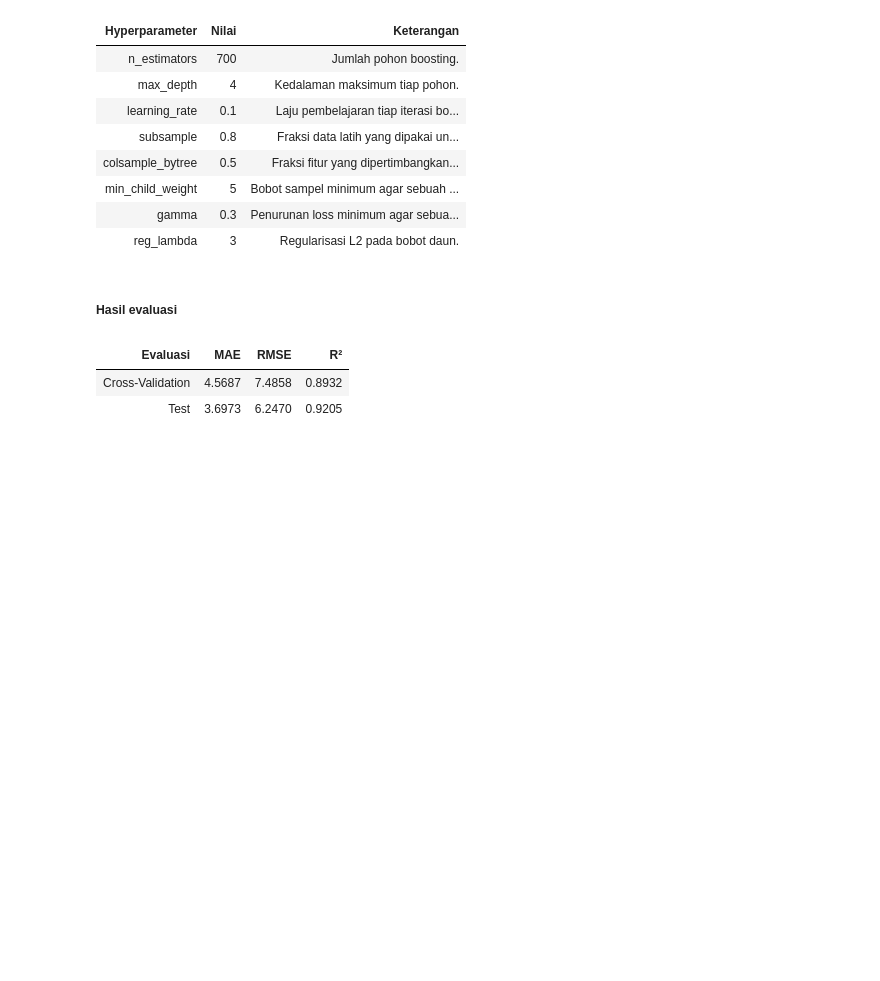
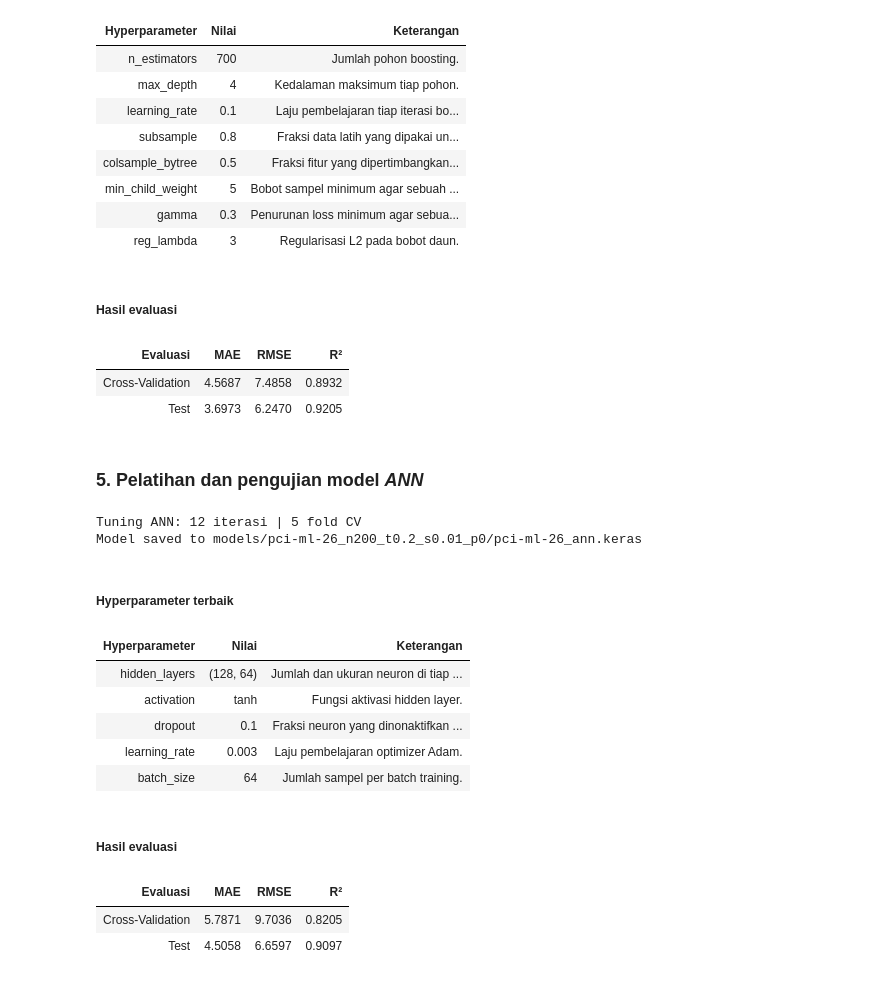
Before and after one commit to naimdoubU/pci-ml, a Jupyter notebook: pci-ml-26.ipynb, the cells around one changed output. Saved outputs shown, nothing was run; the diff lists cells and outputs as text; code cells hidden in the pictures; blank space fills up the shorter version.

```diff
--- a/pci-ml-26.ipynb
+++ b/pci-ml-26.ipynb
@@ -293,3 +293,79 @@ show_xgb_report(xgb_best_params, XGB_SEARCH_SPACE, xgb_cv_score, xgb_test_score)
 | Evaluasi | MAE | RMSE | R² |
 | Cross-Validation | 4.5687 | 7.4858 | 0.8932 |
 | Test | 3.6973 | 6.2470 | 0.9205 |
+# %% [markdown]
+### **5. Pelatihan dan pengujian model *ANN***
+# %%
+# Tuning hyperparameter dan pelatihan model ANN final
+from sklearn.model_selection import ParameterSampler
+
+from pci_ml.model import score_prediction
+from pci_ml.ann import best_ann_candidate, train_ann, save_ann, load_ann, predict_ann, show_ann_report
+
+# Jumlah iterasi dan epoch tuning ANN
+ANN_N_ITER = 12
+ANN_EPOCHS = 100
+ANN_PATIENCE = 10
+
+print(f"Tuning ANN: {ANN_N_ITER} iterasi | {CV_SPLITS} fold CV")
+
+# Hyperparameter tuning untuk model ANN
+ANN_SEARCH_SPACE = {
+    "hidden_layers": [(64,), (128,), (64, 32), (128, 64), (128, 64, 32)],
+    "activation": ["relu", "tanh"],
+    "dropout": [0.0, 0.1, 0.2, 0.3],
+    "learning_rate": [0.0005, 0.001, 0.003],
+    "batch_size": [32, 64],
+}
+ann_candidates = ParameterSampler(ANN_SEARCH_SPACE, n_iter=ANN_N_ITER, random_state=SEED)
+ann_best_mae, ann_best_params, ann_oof = best_ann_candidate(
+    ann_candidates,
+    train_features,
+    train_pci,
+    SEED,
+    CV_FOLDS,
+    epochs=ANN_EPOCHS,
+    patience=ANN_PATIENCE,
+)
+release("ann_candidates")
+
+# Training model dengan hyperparameter terbaik
+tuned_ann = train_ann(
+    ann_best_params,
+    train_features,
+    train_pci,
+    SEED,
+    epochs=ANN_EPOCHS,
+    patience=ANN_PATIENCE,
+)
+
+# Save model ANN
+save_ann(tuned_ann, DATASET, SPLIT_PARAMS)
+release("tuned_ann")
+# %% [output]
+Tuning ANN: 12 iterasi | 5 fold CV
+Model saved to models/pci-ml-26_n200_t0.2_s0.01_p0/pci-ml-26_ann.keras
+# %%
+# Load model ANN
+tuned_ann = load_ann(DATASET, SPLIT_PARAMS)
+
+# k-fold cv score for ANN
+ann_cv_score = score_prediction(train_pci, ann_oof)
+
+# prediksi model terhadap data test
+ann_pci_predict = predict_ann(tuned_ann, test_features)
+ann_test_score = score_prediction(test_pci, ann_pci_predict)
+
+show_ann_report(ann_best_params, ANN_SEARCH_SPACE, ann_cv_score, ann_test_score)
+# %% [output]
+##### **Hyperparameter terbaik**
+| Hyperparameter | Nilai | Keterangan |
+| hidden_layers | (128, 64) | Jumlah dan ukuran neuron di tiap ... |
+| activation | tanh | Fungsi aktivasi hidden layer. |
+| dropout | 0.1 | Fraksi neuron yang dinonaktifkan ... |
+| learning_rate | 0.003 | Laju pembelajaran optimizer Adam. |
+| batch_size | 64 | Jumlah sampel per batch training. |
+##### **Hasil evaluasi**
+| Evaluasi | MAE | RMSE | R² |
+| Cross-Validation | 5.7871 | 9.7036 | 0.8205 |
+| Test | 4.5058 | 6.6597 | 0.9097 |
```
Also changed, not shown: parts of 4 cells of this notebook, 10 other files.
